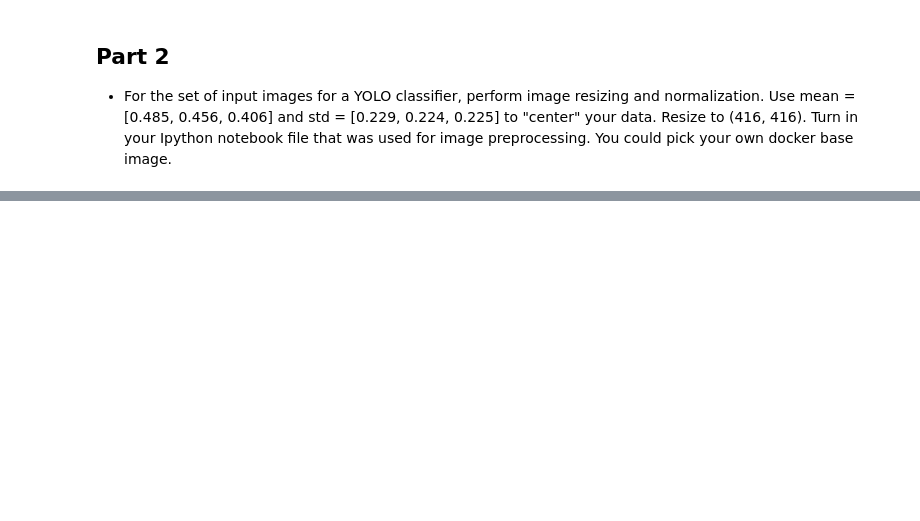
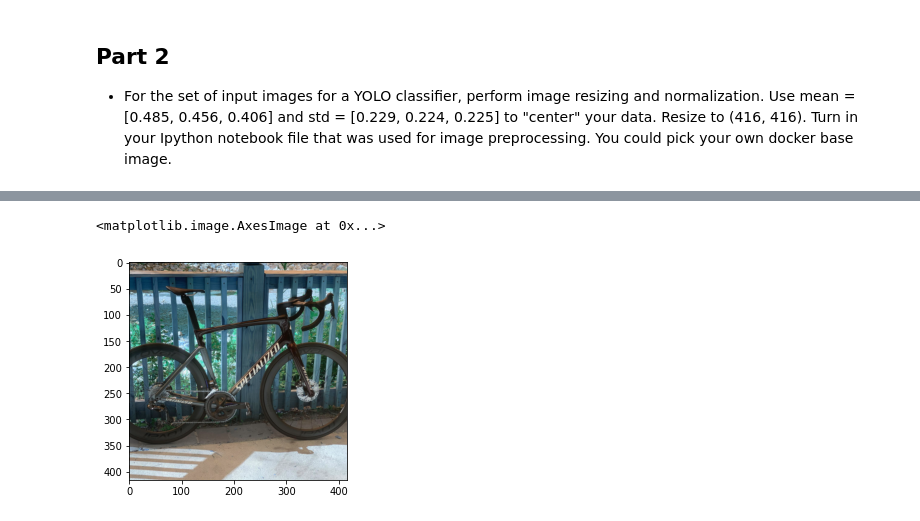
Before and after one commit to bhammin1/ai_portfolio_summer23, a Jupyter notebook: mod3/bhammin1_mod3_a2.ipynb, the cells around one changed output, grey strips where cells are left out. Saved outputs shown, nothing was run; the diff lists cells and outputs as text; code cells hidden in the pictures; blank space fills up the shorter version.

```diff
--- a/mod3/bhammin1_mod3_a2.ipynb
+++ b/mod3/bhammin1_mod3_a2.ipynb
@@ -58,0 +74,5 @@ plt.imshow(output)
+# %%
+plt.imshow(bike2_resized)
+# %% [output]
+<matplotlib.image.AxesImage at 0x...>
+[figure, added]
```
Also changed, not shown: parts of 13 cells of this notebook.
